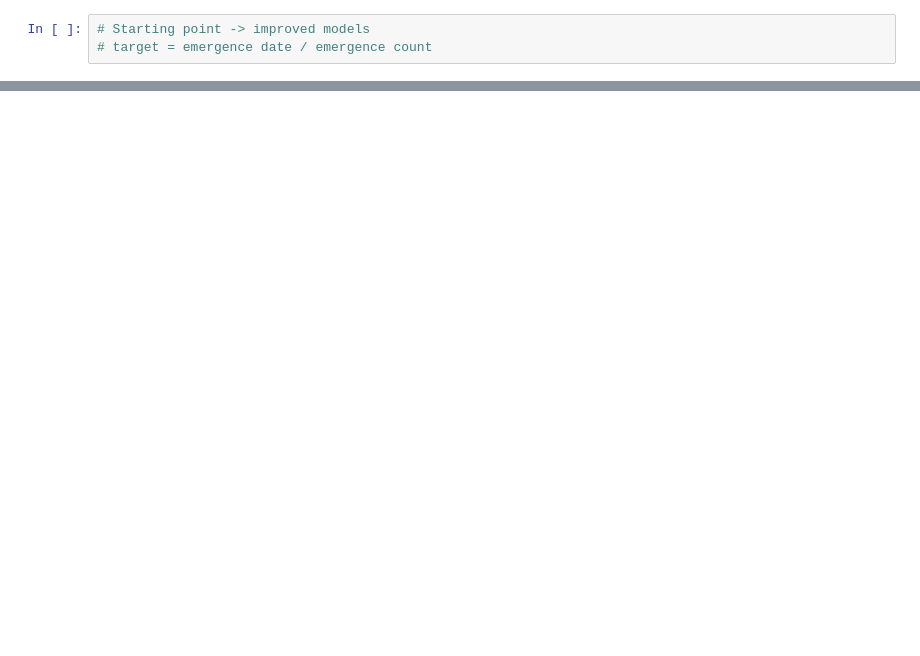
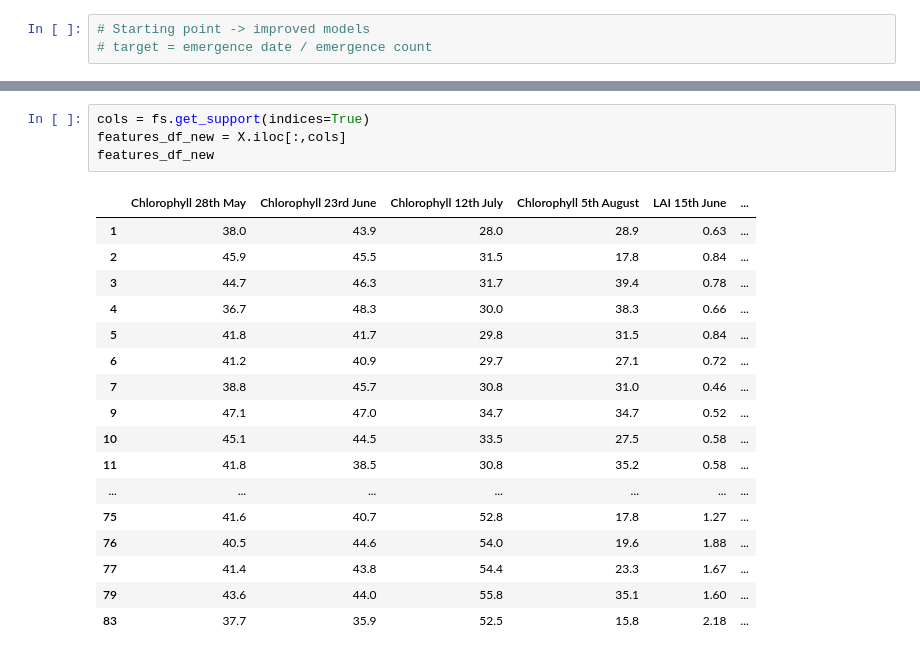
Before and after one commit to ciaranpflanagan/FYP, a Jupyter notebook: models.ipynb, the cells around one changed output, grey strips where cells are left out. Saved outputs shown, nothing was run; the diff lists cells and outputs as text; blank space fills up the shorter version.

```diff
--- a/models.ipynb
+++ b/models.ipynb
@@ -89,0 +196,22 @@ array([7.74073045])
+# %%
+cols = fs.get_support(indices=True)
+features_df_new = X.iloc[:,cols]
+features_df_new
+# %% [output]
+|  | Chlorophyll 28th May | Chlorophyll 23rd June | Chlorophyll 12th July | Chlorophyll 5th August | LAI 15th June | ... |
+| 1 | 38.0 | 43.9 | 28.0 | 28.9 | 0.63 | ... |
+| 2 | 45.9 | 45.5 | 31.5 | 17.8 | 0.84 | ... |
+| 3 | 44.7 | 46.3 | 31.7 | 39.4 | 0.78 | ... |
+| 4 | 36.7 | 48.3 | 30.0 | 38.3 | 0.66 | ... |
+| 5 | 41.8 | 41.7 | 29.8 | 31.5 | 0.84 | ... |
+| 6 | 41.2 | 40.9 | 29.7 | 27.1 | 0.72 | ... |
+| 7 | 38.8 | 45.7 | 30.8 | 31.0 | 0.46 | ... |
+| 9 | 47.1 | 47.0 | 34.7 | 34.7 | 0.52 | ... |
+| 10 | 45.1 | 44.5 | 33.5 | 27.5 | 0.58 | ... |
+| 11 | 41.8 | 38.5 | 30.8 | 35.2 | 0.58 | ... |
+| ... | ... | ... | ... | ... | ... | ... |
+| 75 | 41.6 | 40.7 | 52.8 | 17.8 | 1.27 | ... |
+| 76 | 40.5 | 44.6 | 54.0 | 19.6 | 1.88 | ... |
+| 77 | 41.4 | 43.8 | 54.4 | 23.3 | 1.67 | ... |
+| 79 | 43.6 | 44.0 | 55.8 | 35.1 | 1.60 | ... |
+| 83 | 37.7 | 35.9 | 52.5 | 15.8 | 2.18 | ... |
```
Also changed, not shown: parts of 15 cells of this notebook.
